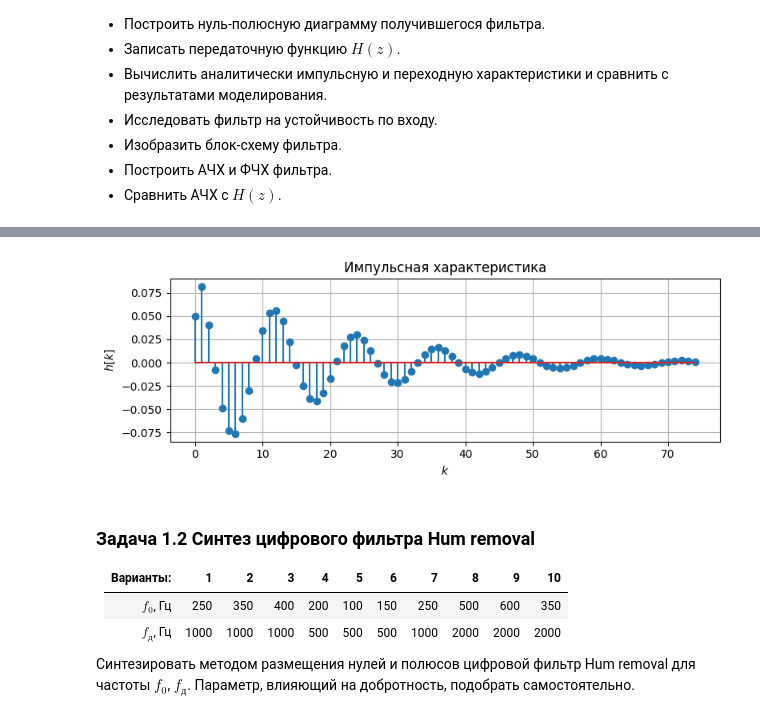
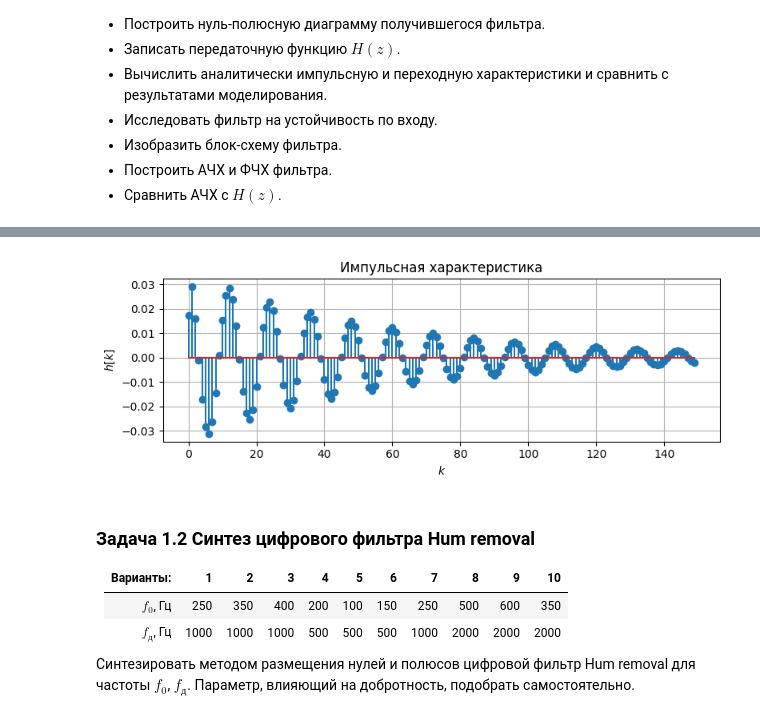
Before and after one commit to derzhavin3016/DSP-labs, a Jupyter notebook: lab3/Module1lab3_task.ipynb, the cells around one changed output, grey strips where cells are left out. Cells and saved outputs as stored; diff of their text form; code cells hidden in the pictures.

```diff
--- a/lab3/Module1lab3_task.ipynb
+++ b/lab3/Module1lab3_task.ipynb
@@ -193,7 +193,7 @@ class Filter:
 theta_0 = np.pi / 6
 f_0 = theta_0 / (np.pi * 2)
 
-beta, alpha = signal.iirpeak(f_0, Q=5, fs=1)
+beta, alpha = signal.iirpeak(f_0, Q=15, fs=1)
 filt = Filter(dlti_args=(beta, alpha))
 
 from IPython.display import display, Latex
@@ -236 +236,3 @@ filt.freqresp_plot(f_scale='\\theta')
+# %%
+K = 150
 # %%
@@ -248,7 +250,7 @@ filt.step_resp_plot(n=70)
 # %%
-filt.impulse_resp_plot(n=75)
+filt.impulse_resp_plot(n=K)
 # %% [output]
-[figure, old version]
+[figure, new version]
 # %% [markdown]
 ### Задача 1.2 Синтез цифрового фильтра Hum removal
 
```
Also changed, not shown: parts of 6 cells of this notebook.
